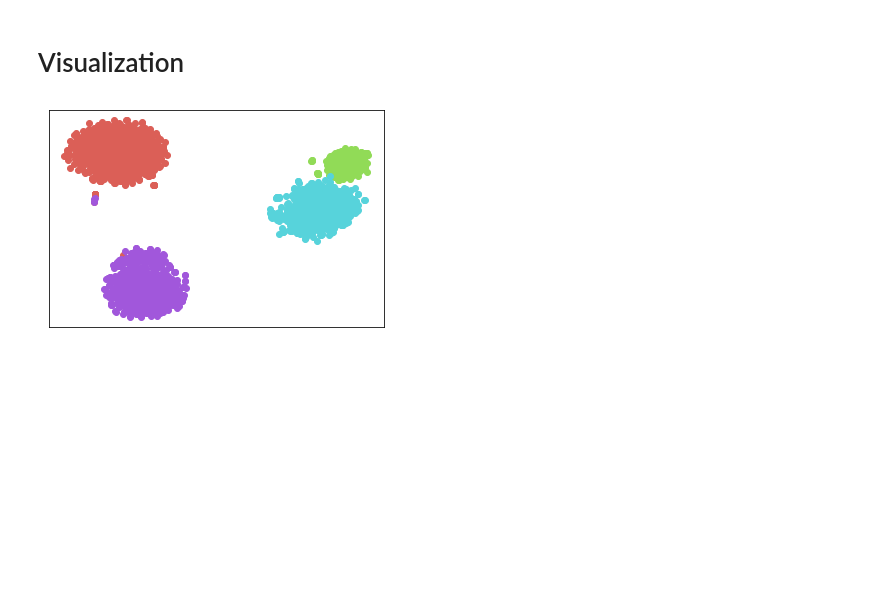
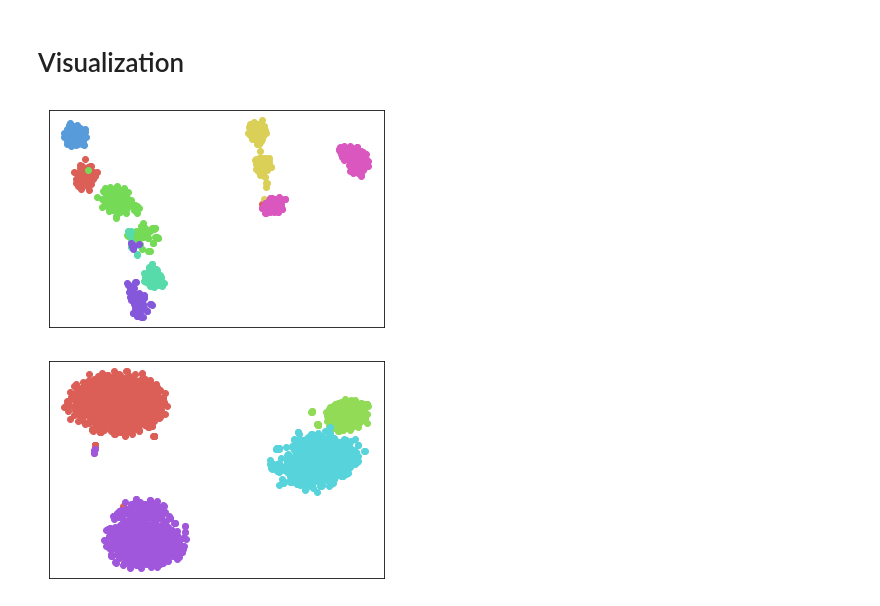
Before and after one commit to Junseok0207/scGPCL, a Jupyter notebook: reproduce.ipynb, the cells around one changed output. Saved outputs shown, nothing was run; the diff lists cells and outputs as text; code cells hidden in the pictures; blank space fills up the shorter version.

```diff
--- a/reproduce.ipynb
+++ b/reproduce.ipynb
@@ -200,5 +215,9 @@ evaluate_clustering_performance(name='Shekhar', n_clusters=19, HVG=1, device=3)
 # %% [markdown]
 # Visualization
+# %%
+visualize(name='Camp')
+# %% [output]
+[figure, added]
 # %%
 visualize(name='Mouse_ES')
 # %% [output]
```
Also changed, not shown: parts of 13 cells of this notebook, 1 other file.
